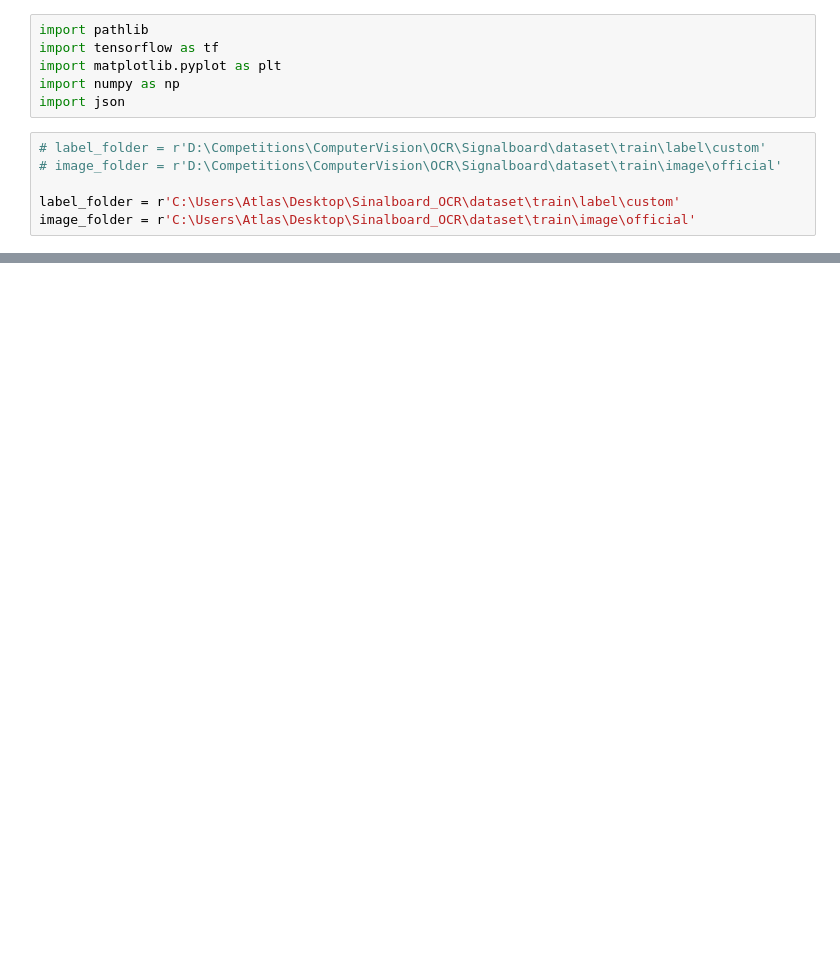
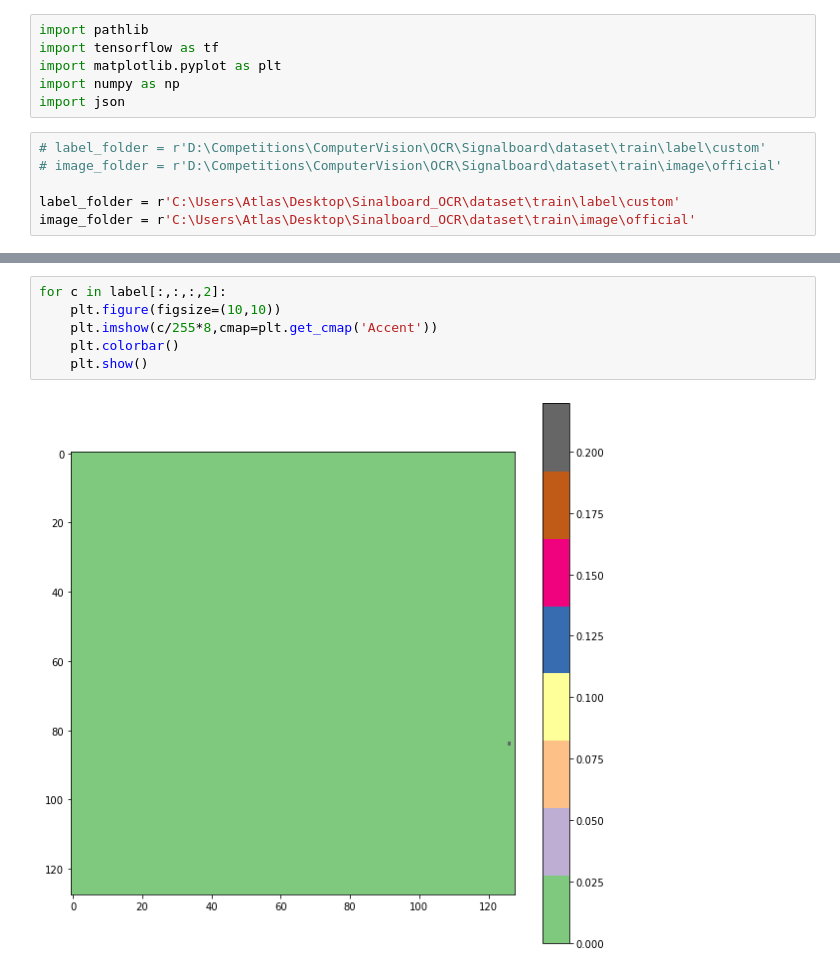
Before and after one commit to you-ming-hu/Sinalboard_OCR, a Jupyter notebook: code/Segment/prototype_code/centerness.ipynb, the cells around one changed output, grey strips where cells are left out. Drawn from its saved outputs; the diff is of its cells as text; blank space fills up the shorter version.

```diff
--- a/code/Segment/prototype_code/centerness.ipynb
+++ b/code/Segment/prototype_code/centerness.ipynb
@@ -225,0 +197,8 @@ determin_patch
+# %%
+for c in label[:,:,:,2]:
+    plt.figure(figsize=(10,10))
+    plt.imshow(c/255*8,cmap=plt.get_cmap('Accent'))
+    plt.colorbar()
+    plt.show()
+# %% [output]
+[figure, added]
```
Also changed, not shown: parts of 15 cells of this notebook, 1 other file.
